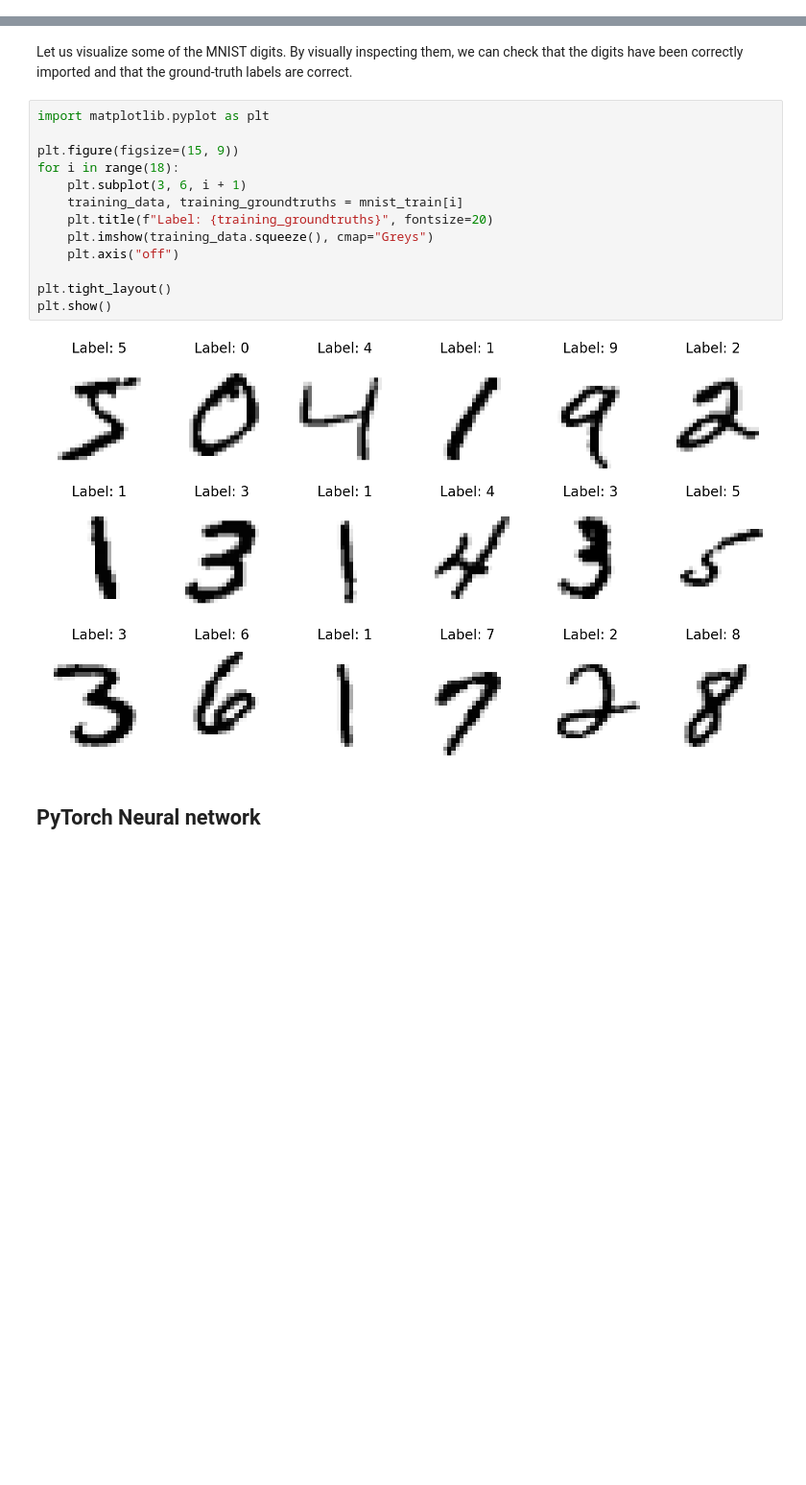
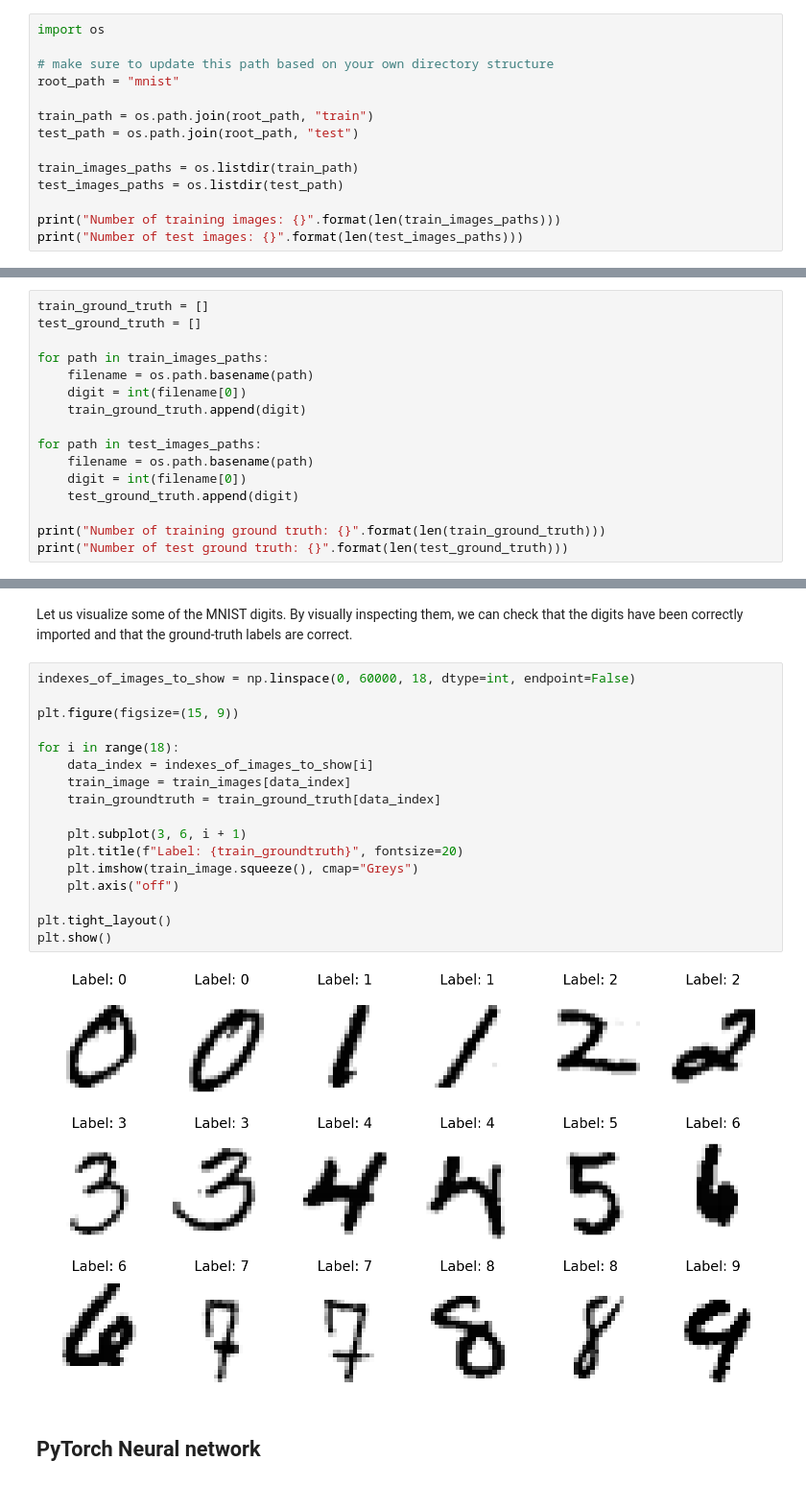
Before and after one commit to DeepTrackAI/deeplay, a Jupyter notebook: examples/vision/classification/Ex01. MNIST Classification Application.ipynb, the cells around one changed output, grey strips where cells are left out. Shown at 96% size. Saved outputs shown, nothing was run; the diff lists cells and outputs as text; blank space fills up the shorter version.

```diff
--- a/examples/vision/classification/Ex01. MNIST Classification Application.ipynb
+++ b/examples/vision/classification/Ex01. MNIST Classification Application.ipynb
@@ -27,0 +30,14 @@ mnist_test = torchvision.datasets.MNIST(
+# %%
+import os
+
+# make sure to update this path based on your own directory structure
+root_path = "mnist"
+
+train_path = os.path.join(root_path, "train")
+test_path = os.path.join(root_path, "test")
+
+train_images_paths = os.listdir(train_path)
+test_images_paths = os.listdir(test_path)
+
+print("Number of training images: {}".format(len(train_images_paths)))
+print("Number of test images: {}".format(len(test_images_paths)))
@@ -27,0 +72,16 @@ mnist_test = torchvision.datasets.MNIST(
+# %%
+train_ground_truth = []
+test_ground_truth = []
+
+for path in train_images_paths:
+    filename = os.path.basename(path)
+    digit = int(filename[0])
+    train_ground_truth.append(digit)
+
+for path in test_images_paths:
+    filename = os.path.basename(path)
+    digit = int(filename[0])
+    test_ground_truth.append(digit)
+
+print("Number of training ground truth: {}".format(len(train_ground_truth)))
+print("Number of test ground truth: {}".format(len(test_ground_truth)))
@@ -29,19 +92,23 @@ mnist_test = torchvision.datasets.MNIST(
 Let us visualize some of the MNIST digits.
 By visually inspecting them, we can check that the digits have been correctly imported and that the ground-truth labels are correct.
 # %%
-import matplotlib.pyplot as plt
+indexes_of_images_to_show = np.linspace(0, 60000, 18, dtype=int, endpoint=False)
 
 plt.figure(figsize=(15, 9))
+
 for i in range(18):
+    data_index = indexes_of_images_to_show[i]
+    train_image = train_images[data_index]
+    train_groundtruth = train_ground_truth[data_index]
+
     plt.subplot(3, 6, i + 1)
-    training_data, training_groundtruths = mnist_train[i]
-    plt.title(f"Label: {training_groundtruths}", fontsize=20)
-    plt.imshow(training_data.squeeze(), cmap="Greys")
+    plt.title(f"Label: {train_groundtruth}", fontsize=20)
+    plt.imshow(train_image.squeeze(), cmap="Greys")
     plt.axis("off")
 
 plt.tight_layout()
 plt.show()
 # %% [output]
-[figure, old version]
+[figure, new version]
 # %% [markdown]
 ## PyTorch Neural network
```
Also changed, not shown: parts of 84 cells of this notebook, 42 other files.
